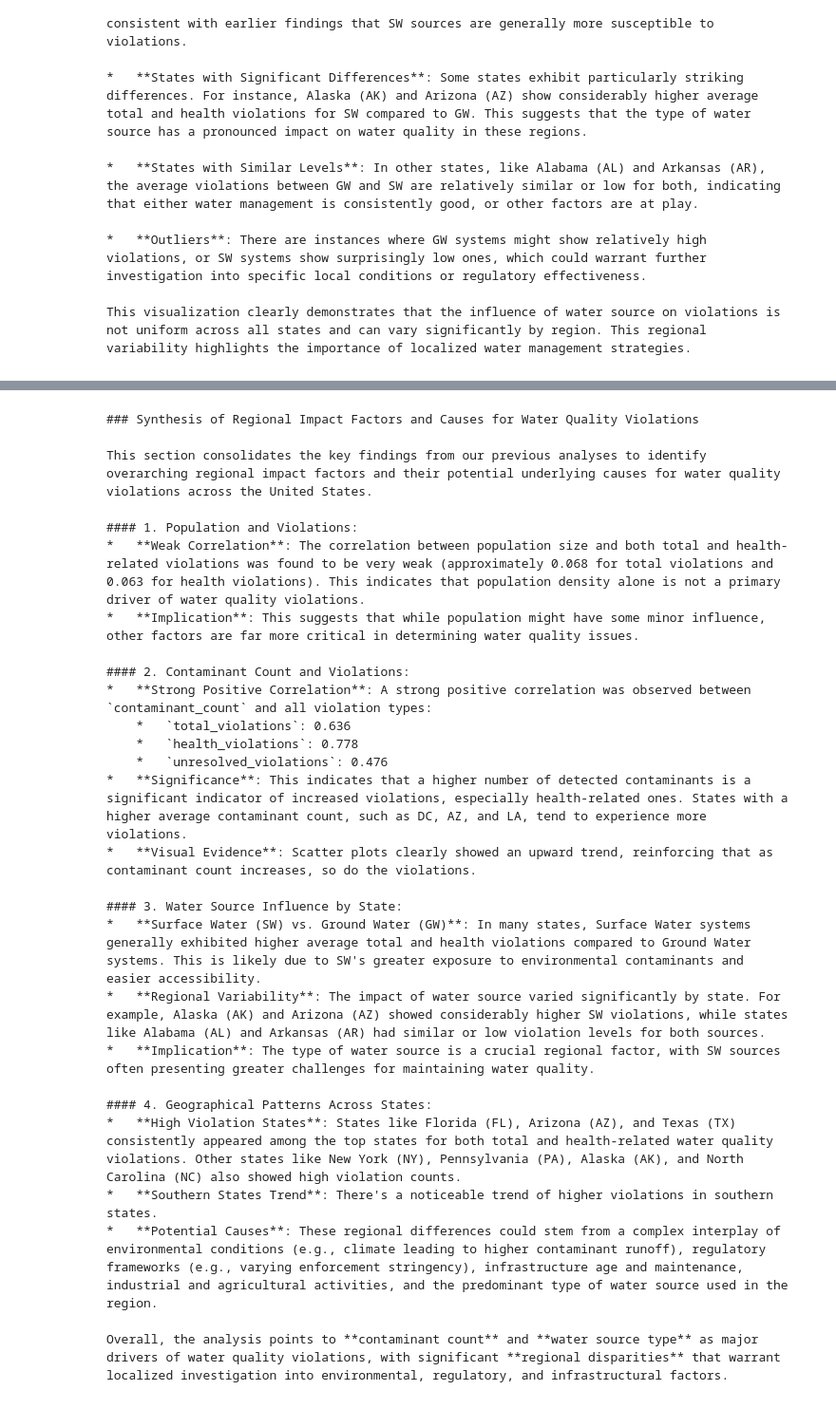
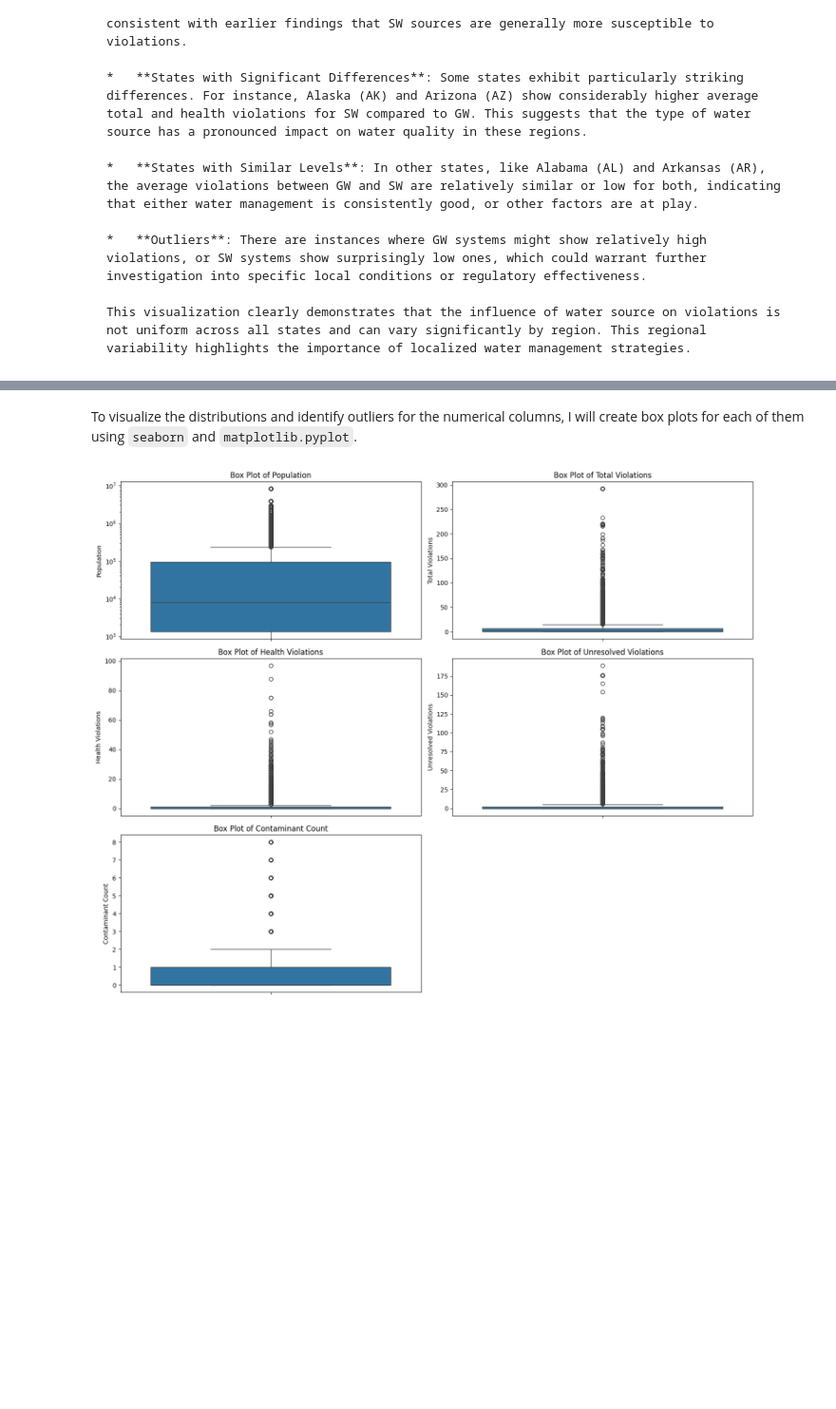
Before and after one commit to eileenwill4-ops/DSRP-project, a Jupyter notebook: (DSRP__Project).ipynb, the cells around one changed output, grey strips where cells are left out. Shown at 95% size. Saved outputs shown, nothing was run; the diff lists cells and outputs as text; code cells hidden in the pictures; blank space fills up the shorter version.

````diff
--- a/(DSRP__Project).ipynb
+++ b/(DSRP__Project).ipynb
@@ -654,30 +652,0 @@ Consolidating the findings from all previous analyses, including population corr
-# %% [markdown]
-```markdown
-### Synthesis of Regional Impact Factors and Causes for Water Quality Violations
-
-This section consolidates the key findings from our previous analyses to identify overarching regional impact factors and their potential underlying causes for water quality violations across the United States.
-
-#### 1. Population and Violations:
-*   **Weak Correlation**: The correlation between population size and both total and health-related violations was found to be very weak (approximately 0.068 for total violations and 0.063 for health violations). This indicates that population density alone is not a primary driver of water quality violations.
-*   **Implication**: This suggests that while population might have some minor influence, other factors are far more critical in determining water quality issues.
-
-#### 2. Contaminant Count and Violations:
-*   **Strong Positive Correlation**: A strong positive correlation was observed between `contaminant_count` and all violation types:
-    *   `total_violations`: 0.636
-    *   `health_violations`: 0.778
-    *   `unresolved_violations`: 0.476
-*   **Significance**: This indicates that a higher number of detected contaminants is a significant indicator of increased violations, especially health-related ones. States with a higher average contaminant count, such as DC, AZ, and LA, tend to experience more violations.
-*   **Visual Evidence**: Scatter plots clearly showed an upward trend, reinforcing that as contaminant count increases, so do the violations.
-
-#### 3. Water Source Influence by State:
-*   **Surface Water (SW) vs. Ground Water (GW)**: In many states, Surface Water systems generally exhibited higher average total and health violations compared to Ground Water systems. This is likely due to SW's greater exposure to environmental contaminants and easier accessibility.
-*   **Regional Variability**: The impact of water source varied significantly by state. For example, Alaska (AK) and Arizona (AZ) showed considerably higher SW violations, while states like Alabama (AL) and Arkansas (AR) had similar or low violation levels for both sources.
-*   **Implication**: The type of water source is a crucial regional factor, with SW sources often presenting greater challenges for maintaining water quality.
-
-#### 4. Geographical Patterns Across States:
-*   **High Violation States**: States like Florida (FL), Arizona (AZ), and Texas (TX) consistently appeared among the top states for both total and health-related water quality violations. Other states like New York (NY), Pennsylvania (PA), Alaska (AK), and North Carolina (NC) also showed high violation counts.
-*   **Southern States Trend**: There's a noticeable trend of higher violations in southern states.
-*   **Potential Causes**: These regional differences could stem from a complex interplay of environmental conditions (e.g., climate leading to higher contaminant runoff), regulatory frameworks (e.g., varying enforcement stringency), infrastructure age and maintenance, industrial and agricultural activities, and the predominant type of water source used in the region.
-
-Overall, the analysis points to **contaminant count** and **water source type** as major drivers of water quality violations, with significant **regional disparities** that warrant localized investigation into environmental, regulatory, and infrastructural factors.
-```
@@ -683,0 +659,21 @@ Overall, the analysis points to **contaminant count** and **water source type**
+# %% [markdown]
+
+To visualize the distributions and identify outliers for the numerical columns, I will create box plots for each of them using `seaborn` and `matplotlib.pyplot`.
+# %%
+import matplotlib.pyplot as plt
+import seaborn as sns
+
+numerical_cols = ['population', 'total_violations', 'health_violations', 'unresolved_violations', 'contaminant_count']
+
+plt.figure(figsize=(15, 12))
+for i, col in enumerate(numerical_cols, 1):
+    plt.subplot(3, 2, i)
+    sns.boxplot(y=df[col])
+    plt.title(f'Box Plot of {col.replace("_", " ").title()}')
+    plt.ylabel(col.replace("_", " ").title())
+    if col == 'population':
+        plt.yscale('log') # Apply logarithmic scale for population due to wide range
+plt.tight_layout()
+plt.show()
+# %% [output]
+[figure, added]
````
Also changed, not shown: parts of 9 cells of this notebook.
